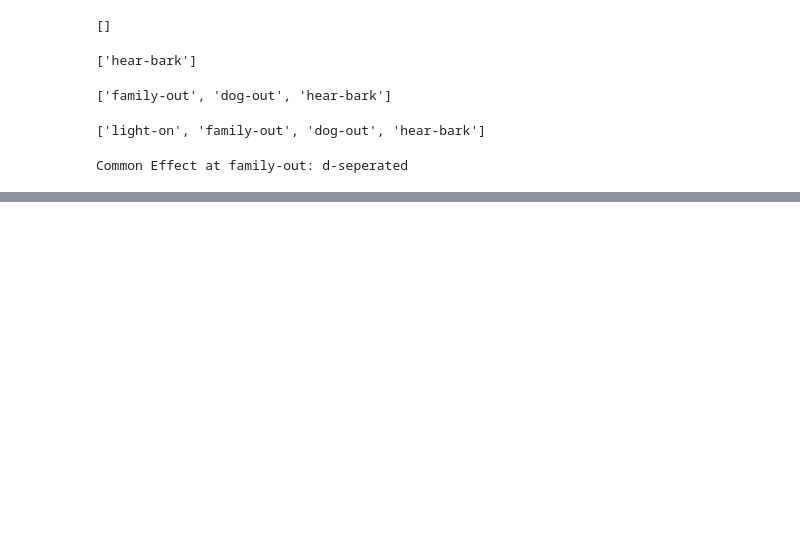
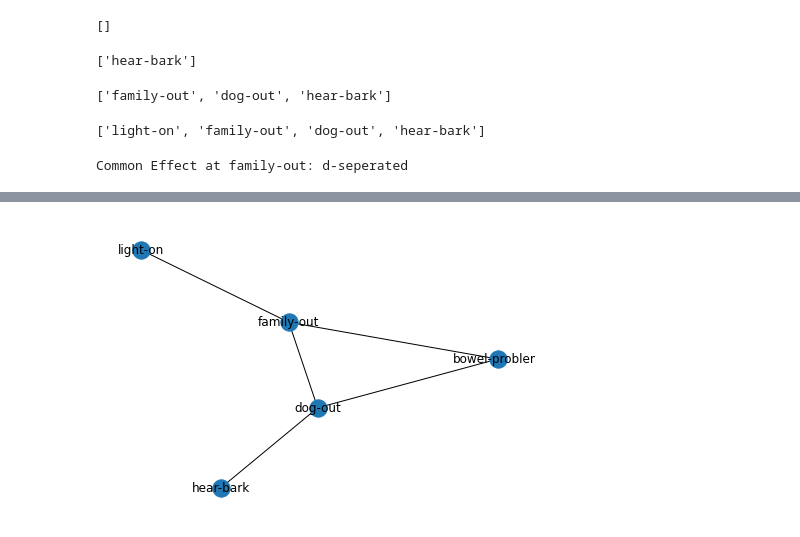
Before and after one commit to ju2ez/KR21_project2, a Jupyter notebook: tests.ipynb, the cells around one changed output, grey strips where cells are left out. Saved outputs shown, nothing was run; the diff lists cells and outputs as text; code cells hidden in the pictures; blank space fills up the shorter version.

```diff
--- a/tests.ipynb
+++ b/tests.ipynb
@@ -116,0 +149,2 @@ False
+# %%
+net.update_cpt('light-on', )
@@ -116,0 +163,4 @@ False
+# %%
+nx.draw(net.get_interaction_graph(), with_labels=True)
+# %% [output]
+[figure, added]
```
Also changed, not shown: parts of 9 cells of this notebook, 2 other files.
